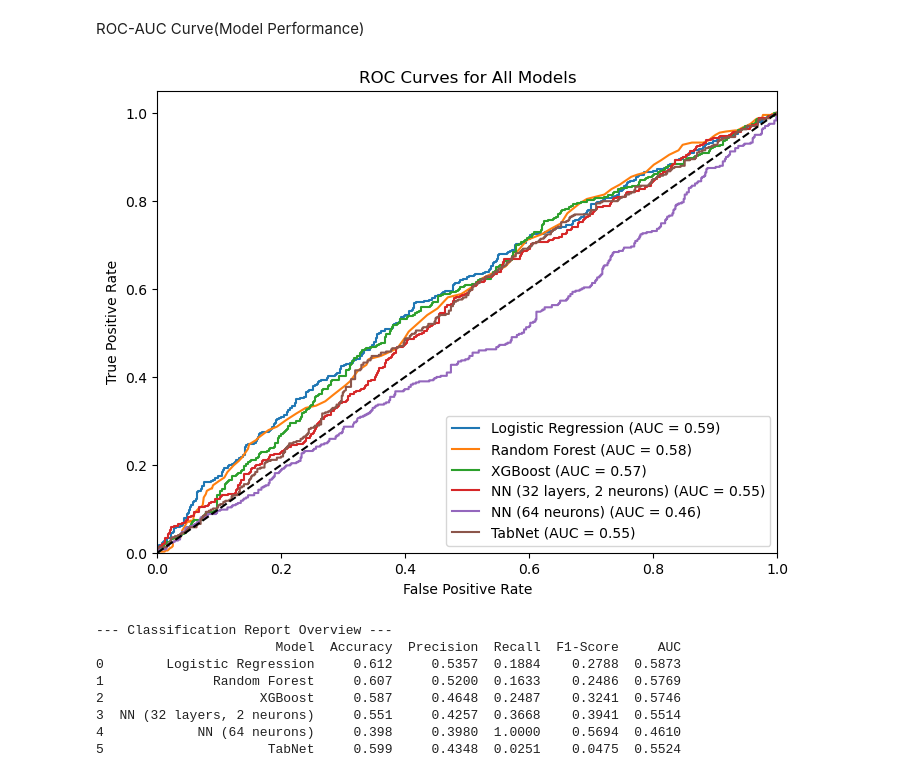
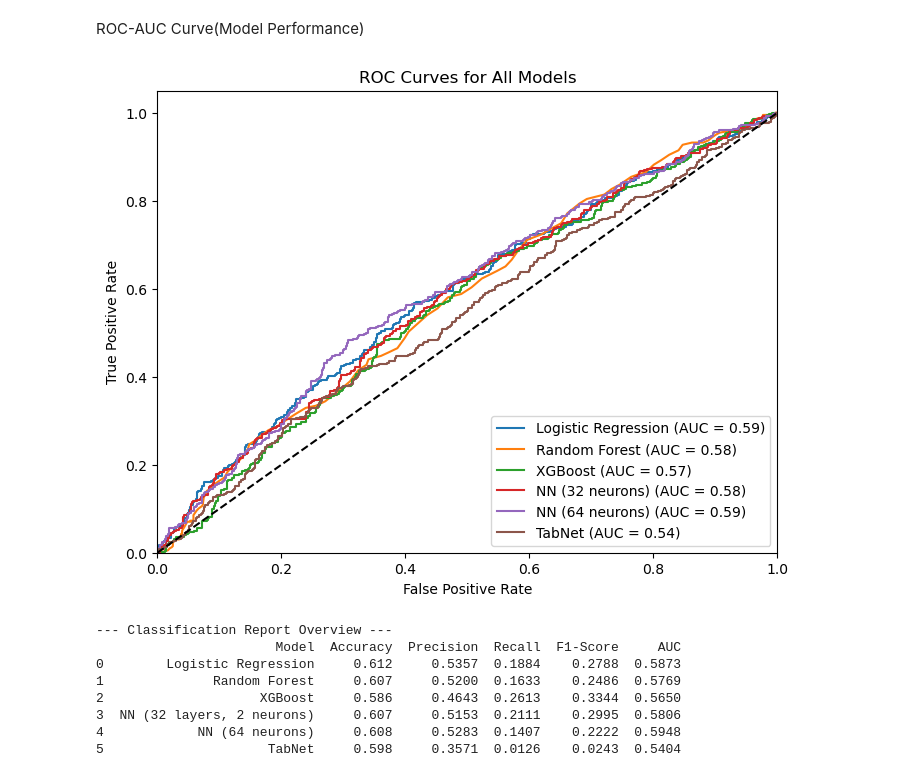
Before and after one commit to Kabir26-star/Module-6-, a Jupyter notebook: Module 6.ipynb, the cells around one changed output. Cells and saved outputs as stored; diff of their text form; code cells hidden in the pictures.

```diff
--- a/Module 6.ipynb
+++ b/Module 6.ipynb
@@ -675,7 +664,7 @@ optimizer = optim.Adam(model_32.parameters(), lr=0.001)
 # Training loop
 train_losses = []
 val_losses = []
-epochs = 300
+epochs = 100
 
 for epoch in range(epochs):
 
@@ -819,10 +801,10 @@ val_losses = []
 for epoch in range(epochs):
 
     # TRAIN
-    model_32.train()
+    model_64.train()
     optimizer.zero_grad()
 
-    outputs = model_32(X_train_tensor)
+    outputs = model_64(X_train_tensor)
     loss = criterion(outputs, y_train_tensor)
 
     loss.backward()
@@ -831,9 +813,9 @@ for epoch in range(epochs):
     train_losses.append(loss.item())
 
     # VALIDATION
-    model_32.eval()
+    model_64.eval()
     with torch.no_grad():
-        val_outputs = model_32(X_test_tensor)   # or X_val_tensor if you have a validation split
+        val_outputs = model_64(X_test_tensor)   # or X_val_tensor if you have a validation split
         val_loss = criterion(val_outputs, y_test_tensor)
 
     val_losses.append(val_loss.item())
@@ -1070,7 +1050,7 @@ plt.plot(fpr_xgb, tpr_xgb, label=f'XGBoost (AUC = {auc_xgb:.2f})')
 y_prob_nn_32 = model_32(X_test_nn).detach().numpy().ravel()
 fpr_nn_32, tpr_nn_32, _ = roc_curve(y_test_tensor.numpy(), y_prob_nn_32)
 auc_nn_32 = auc(fpr_nn_32, tpr_nn_32)
-plt.plot(fpr_nn_32, tpr_nn_32, label=f'NN (32 layers, 2 neurons) (AUC = {auc_nn_32:.2f})')
+plt.plot(fpr_nn_32, tpr_nn_32, label=f'NN (32 neurons) (AUC = {auc_nn_32:.2f})')
 
 # Neural Network 64 neurons
 y_prob_nn_64 = model_64(X_test_nn).detach().numpy().ravel()
@@ -1092,39 +1072,39 @@ plt.title('ROC Curves for All Models')
 plt.xlabel('False Positive Rate')
 plt.ylabel('True Positive Rate')
 plt.legend(loc='lower right')
 plt.show()
 
 # Overview of Classification Reports
 models = {
     'Logistic Regression': divorce_model1.predict(X_test),
     'Random Forest': divorce_model2.predict(X_test),
     'XGBoost': divorce_model3.predict(X_test),
     'NN (32 layers, 2 neurons)': (model_32(X_test_nn).detach().numpy().ravel() >= 0.5).astype(int),
     'NN (64 neurons)': (model_64(X_test_nn).detach().numpy().ravel() >= 0.5).astype(int),
     'TabNet': tabnet.predict(X_test_tabnet)
 }
 
 y_test_np = y_test.values
 
 summary = []
 for name, y_pred in models.items():
     acc = accuracy_score(y_test_np, y_pred)
     prec = precision_score(y_test_np, y_pred)
     rec = recall_score(y_test_np, y_pred)
     f1 = f1_score(y_test_np, y_pred)
     auc_val = auc_lr if name == 'Logistic Regression' else auc_rf if name == 'Random Forest' else auc_xgb if name == 'XGBoost' else auc_nn_32 if '32 layers' in name else auc_nn_64 if '64 neurons' in name else auc_tabnet
     summary.append({'Model': name, 'Accuracy': acc, 'Precision': prec, 'Recall': rec, 'F1-Score': f1, 'AUC': auc_val})
 
 summary_df = pd.DataFrame(summary)
 print("\n--- Classification Report Overview ---")
 print(summary_df.round(4))
 # %% [output]
-[figure, old version]
+[figure, new version]
 --- Classification Report Overview ---
                        Model  Accuracy  Precision  Recall  F1-Score     AUC
 0        Logistic Regression     0.612     0.5357  0.1884    0.2788  0.5873
 1              Random Forest     0.607     0.5200  0.1633    0.2486  0.5769
-2                    XGBoost     0.587     0.4648  0.2487    0.3241  0.5746
-3  NN (32 layers, 2 neurons)     0.551     0.4257  0.3668    0.3941  0.5514
-4            NN (64 neurons)     0.398     0.3980  1.0000    0.5694  0.4610
-5                     TabNet     0.599     0.4348  0.0251    0.0475  0.5524
+2                    XGBoost     0.586     0.4643  0.2613    0.3344  0.5650
+3  NN (32 layers, 2 neurons)     0.607     0.5153  0.2111    0.2995  0.5806
+4            NN (64 neurons)     0.608     0.5283  0.1407    0.2222  0.5948
+5                     TabNet     0.598     0.3571  0.0126    0.0243  0.5404
```
Also changed, not shown: parts of 14 cells of this notebook.
